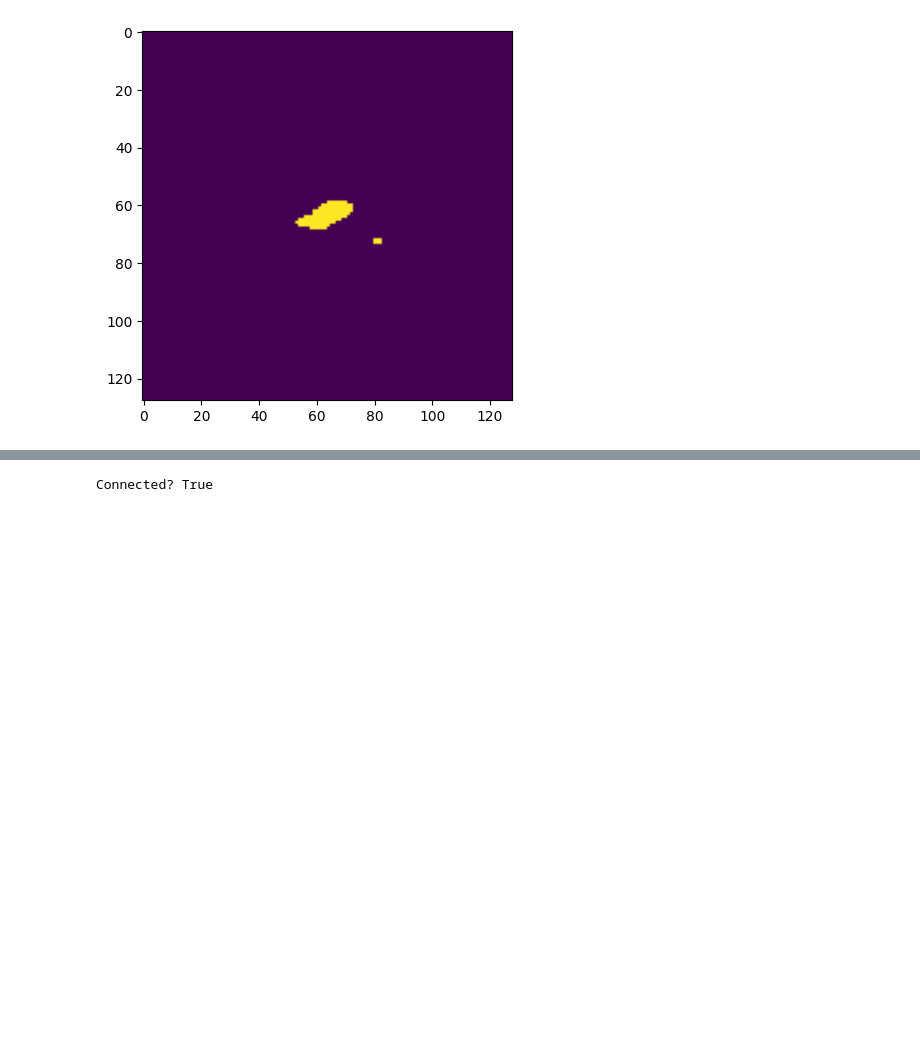
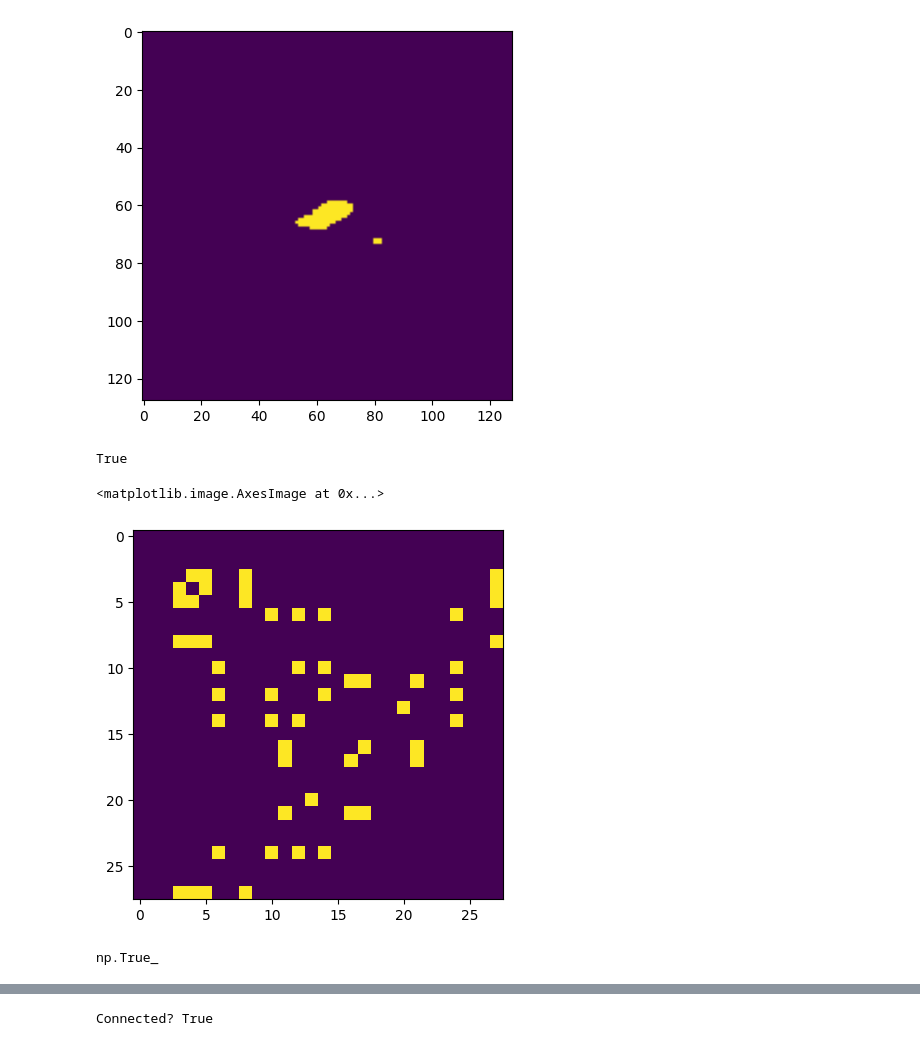
Before and after one commit to YaoGroup/lake-vision, a Jupyter notebook: sandbox/notebooks/lake_connections.ipynb, the cells around one changed output, grey strips where cells are left out. Saved outputs shown, nothing was run; the diff lists cells and outputs as text; code cells hidden in the pictures; blank space fills up the shorter version.

```diff
--- a/sandbox/notebooks/lake_connections.ipynb
+++ b/sandbox/notebooks/lake_connections.ipynb
@@ -238,4 +238,6 @@ plt.imshow(lbl)
 # %%
+lbl = full_mask[idx_date,]
+
 lake1 = 366
 lake2 = 355
 
@@ -247,0 +278,7 @@ plt.imshow(twolakes)
+# %%
+## USE FUNCTION ON A GIVEN PAIR OF LAKES ON A GIVEN DATE
+
+connected = lake_conn(366, 355, idx_date=4, mask_lakeIDs=full_mask, watergrid=subtile_sums, thresh_watergrid=0)
+print(connected)
+# %% [output]
+True
@@ -247,0 +334,19 @@ plt.imshow(twolakes)
+# %%
+
+mask_lakeIDs = full_mask
+watergrid = subtile_sums
+thresh_watergrid = 0
+lakes_in_scene = lakes_in_scene
+
+idx_date = 4
+
+lakes, adj = lake_adjacency(mask_lakeIDs, watergrid, thresh_watergrid, lakes_in_scene, idx_date)
+# %%
+plt.imshow(adj)
+# %% [output]
+<matplotlib.image.AxesImage at 0x...>
+[figure, added]
+# %%
+adj[10,14]
+# %% [output]
+np.True_
```
Also changed, not shown: parts of 8 cells of this notebook.
